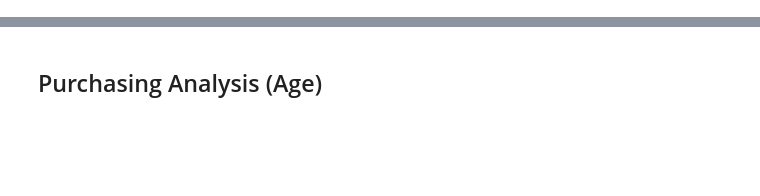
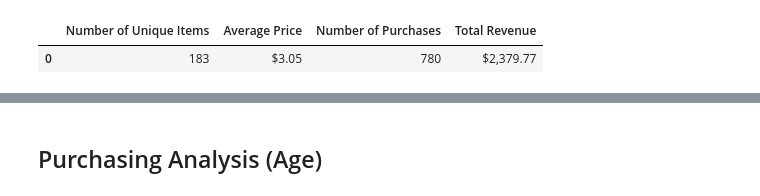
Before and after one commit to CodeNameKND14/Gaming-Analysis-Python, a Jupyter notebook: HeroesOfPymoli_Analysis.ipynb, the cells around one changed output, grey strips where cells are left out. Saved outputs shown, nothing was run; the diff lists cells and outputs as text; code cells hidden in the pictures; blank space fills up the shorter version.

```diff
--- a/HeroesOfPymoli_Analysis.ipynb
+++ b/HeroesOfPymoli_Analysis.ipynb
@@ -93,0 +46,25 @@ age_demo_df
+# %%
+# Run basic calculations
+average_item_price = purchase_data["Price"].mean()
+total_purchase_value = purchase_data["Price"].sum()
+purchase_count = purchase_data["Price"].count()
+item_count = len(purchase_data["Item ID"].unique())
+
+# Create a DataFrame to hold results
+summary_table = pd.DataFrame({"Number of Unique Items": item_count,
+                              "Total Revenue": [total_purchase_value],
+                              "Number of Purchases": [purchase_count],
+                              "Average Price": [average_item_price]})
+
+# Minor Data Munging
+summary_table = summary_table.round(2)
+summary_table ["Average Price"] = summary_table["Average Price"].map("${:,.2f}".format)
+summary_table ["Number of Purchases"] = summary_table["Number of Purchases"].map("{:,}".format)
+summary_table ["Total Revenue"] = summary_table["Total Revenue"].map("${:,.2f}".format)
+summary_table = summary_table.loc[:,["Number of Unique Items", "Average Price", "Number of Purchases", "Total Revenue"]]
+
+# Display the summary_table
+summary_table
+# %% [output]
+|  | Number of Unique Items | Average Price | Number of Purchases | Total Revenue |
+| 0 | 183 | $3.05 | 780 | $2,379.77 |
```
Also changed, not shown: parts of 50 cells of this notebook.
